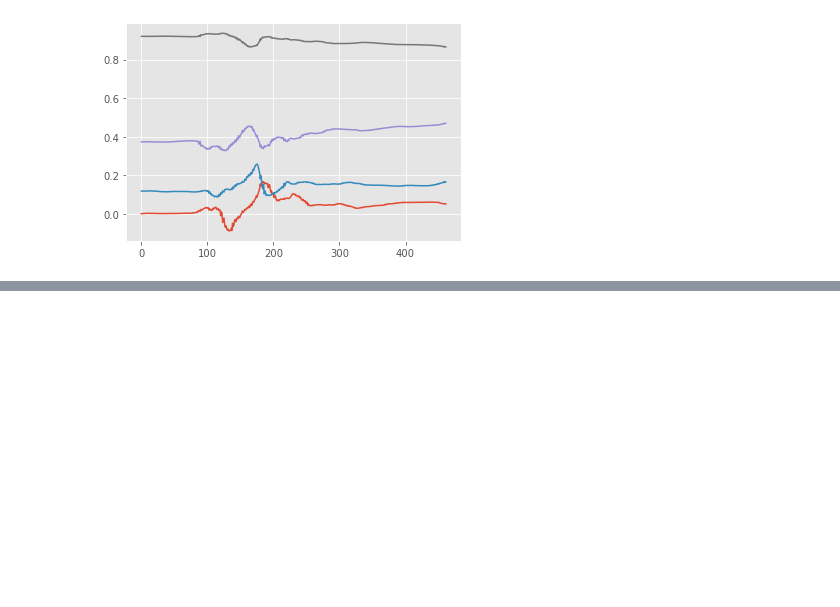
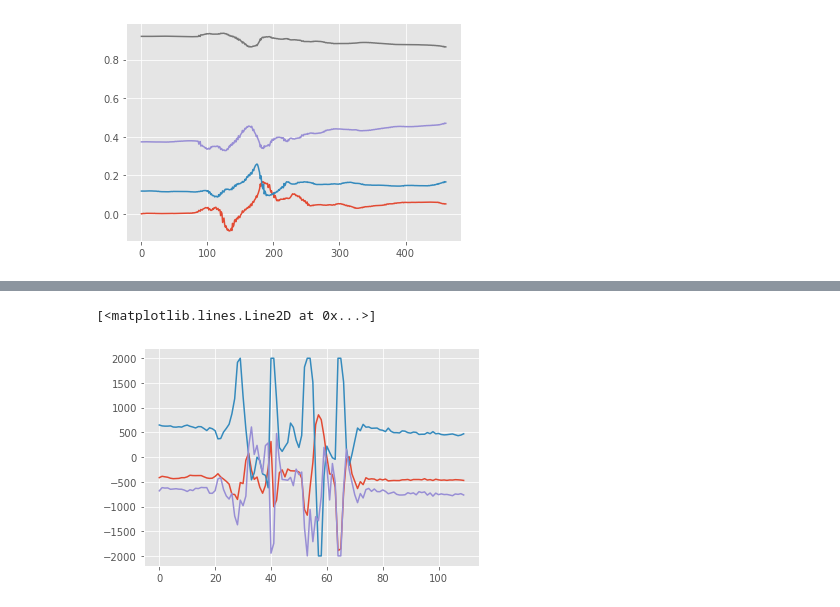
Before and after one commit to alb4876/ballet-jumps, a Jupyter notebook: Ballet.ipynb, the cells around one changed output, grey strips where cells are left out. Cells and saved outputs as stored; diff of their text form; code cells hidden in the pictures; blank space fills up the shorter version.

Commit message:
Add files via upload
added code for Unicleo example

```diff
--- a/Ballet.ipynb
+++ b/Ballet.ipynb
@@ -58,3 +58,7 @@ plt.plot(df.qs)
 # %% [output]
 [<matplotlib.lines.Line2D at 0x...>]
 [figure]
+# %%
+# Import CSV data
+df = pd.read_csv('jump-test-unicleo.csv')
+print(df)
@@ -60,0 +80,11 @@ plt.plot(df.qs)
+# %%
+# try plot from data with phone
+#from matplotlib import style
+#style.use("ggplot")
+#plot Acceleration data
+plt.plot(df.Accel_X)
+plt.plot(df.Accel_Y)
+plt.plot(df.Accel_Z)
+# %% [output]
+[<matplotlib.lines.Line2D at 0x...>]
+[figure, added]
```
Also changed, not shown: parts of 4 cells of this notebook.
